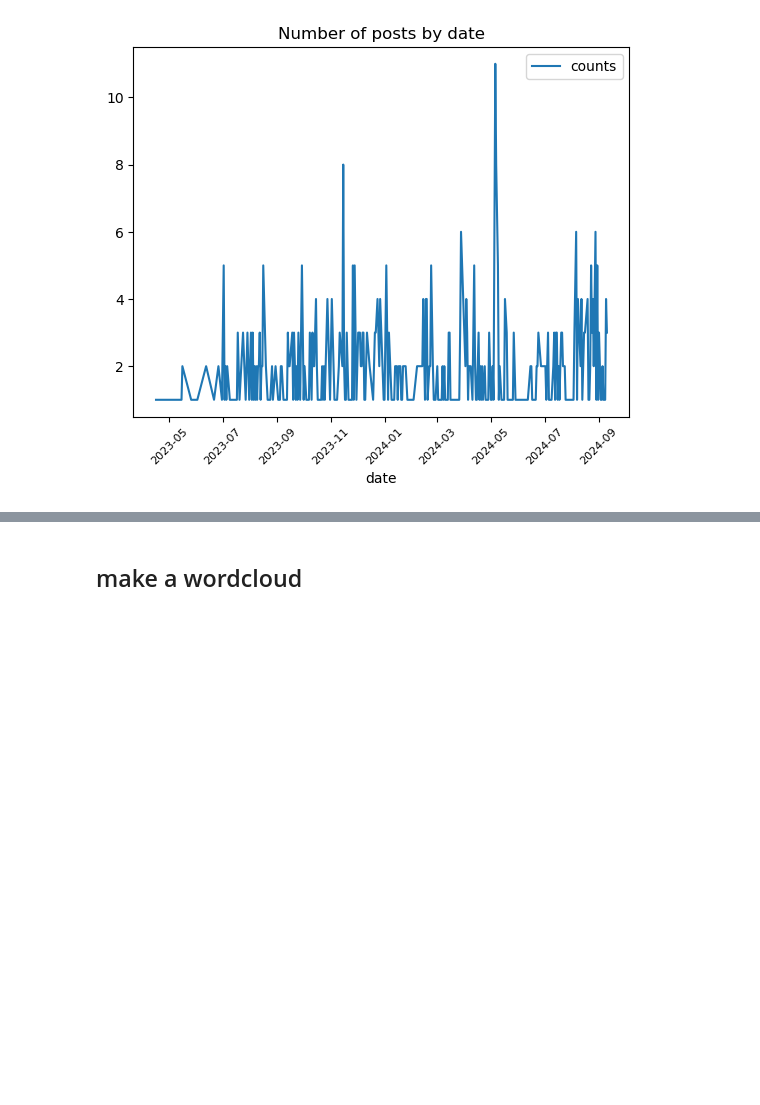
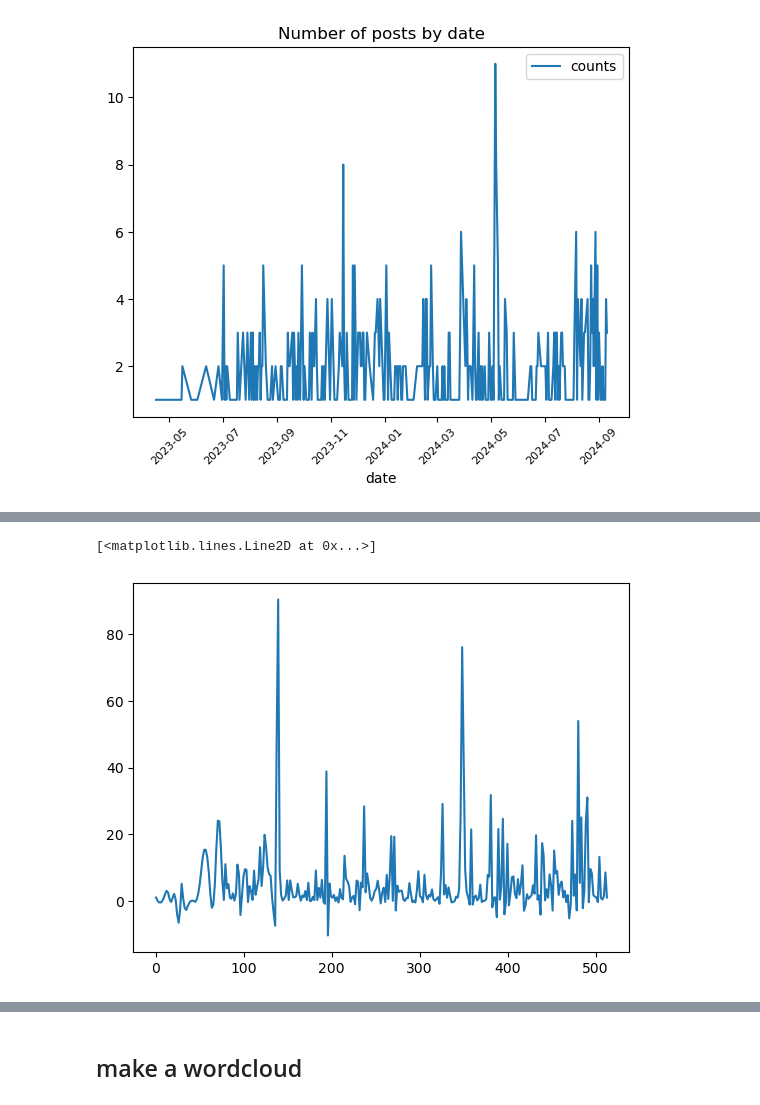
Before and after one commit to celiason/museum-visitor-model, a Jupyter notebook: sentiment.ipynb, the cells around one changed output, grey strips where cells are left out. Saved outputs shown, nothing was run; the diff lists cells and outputs as text; code cells hidden in the pictures; blank space fills up the shorter version.

```diff
--- a/sentiment.ipynb
+++ b/sentiment.ipynb
@@ -60,3 +84,22 @@ plt.savefig('figs/timeline.png', dpi=300)
+# %%
+from scipy.interpolate import make_interp_spline, BSpline
+import numpy as np
+
+# Remove duplicates
+xvar, unique_indices = np.unique(xvar, return_index=True)
+yvar = yvar.iloc[unique_indices]
+
+xnew = np.linspace(xvar.min(), xvar.max(), 300)
+
+spl = make_interp_spline(xvar, yvar, k=2)
+
+power_smooth = spl(xnew)
+
+plt.plot(xnew, power_smooth)
+# plt.plot(xvar, yvar, type='scatter')
+# %% [output]
+[<matplotlib.lines.Line2D at 0x...>]
+[figure, added]
 # %%
 print("There are {} observations and {} features in this dataset. \n".format(df.shape[0],df.shape[1]))
 # %% [output]
```
Also changed, not shown: parts of 25 cells of this notebook, 21 other files.
